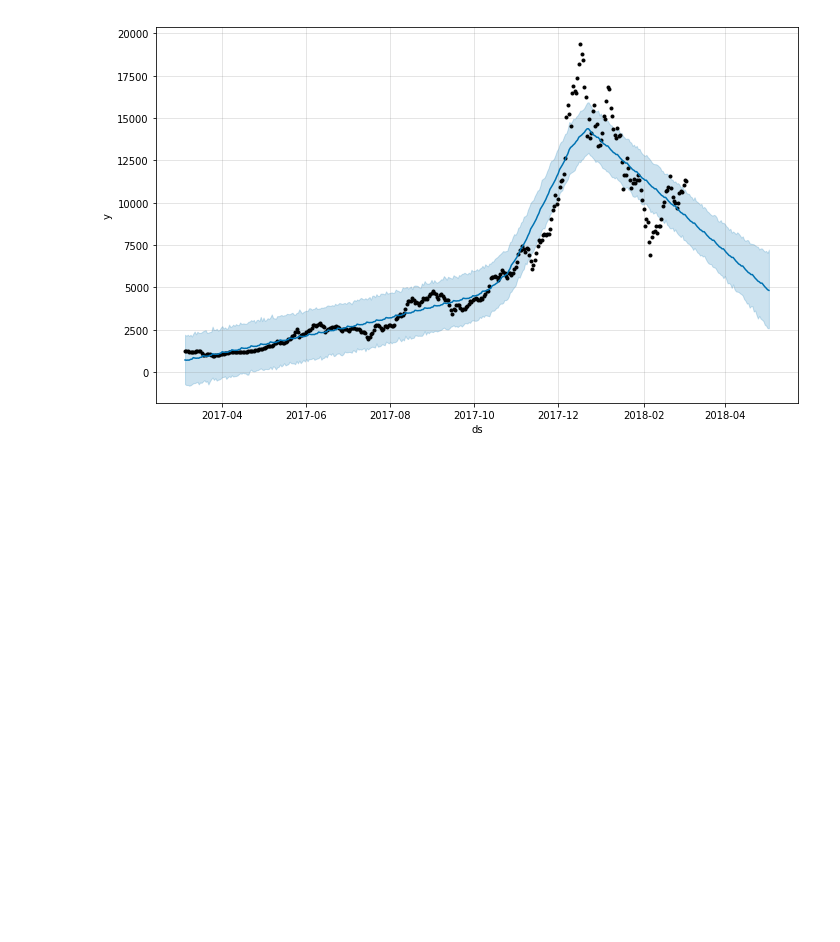
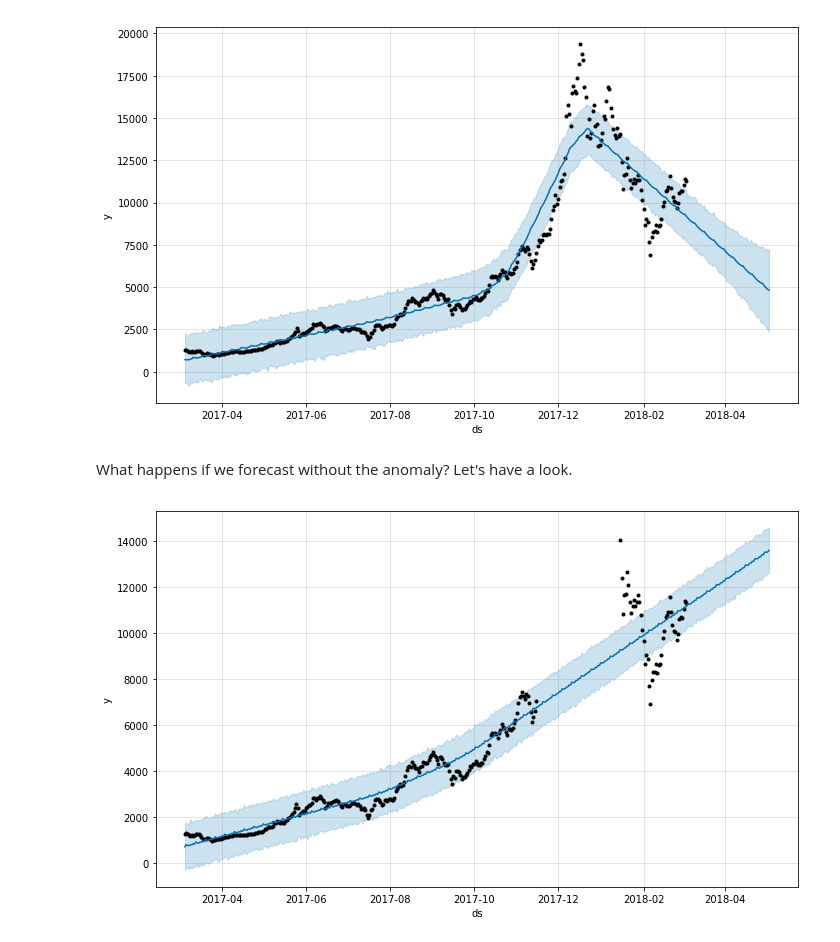
Before and after one commit to bishoph/machine_learning, a Jupyter notebook: prophet/Bitcoin.ipynb, the cells around one changed output. Drawn from its saved outputs; the diff is of its cells as text; code cells hidden in the pictures; blank space fills up the shorter version.

```diff
--- a/prophet/Bitcoin.ipynb
+++ b/prophet/Bitcoin.ipynb
@@ -105,3 +105,16 @@ forecast_oy = m_oy.predict(future_oy)
 m_oy.plot(forecast_oy);
 # %% [output]
 [figure]
+# %% [markdown]
+What happens if we forecast without the anomaly? Let's have a look.
+# %%
+for i, row in df_oy.iterrows():
+    if (row['ds'] > outlier_from and row['ds'] < outlier_to):
+        df_oy['y'][i] = None
+m_wo = Prophet(daily_seasonality=False, yearly_seasonality=False)
+m_wo.fit(df_oy)
+future_wo = m_wo.make_future_dataframe(periods=60)
+forecast_without_outliers = m_wo.predict(future_wo)
+m_wo.plot(forecast_without_outliers);
+# %% [output]
+[figure, added]
```
Also changed, not shown: parts of 5 cells of this notebook.
